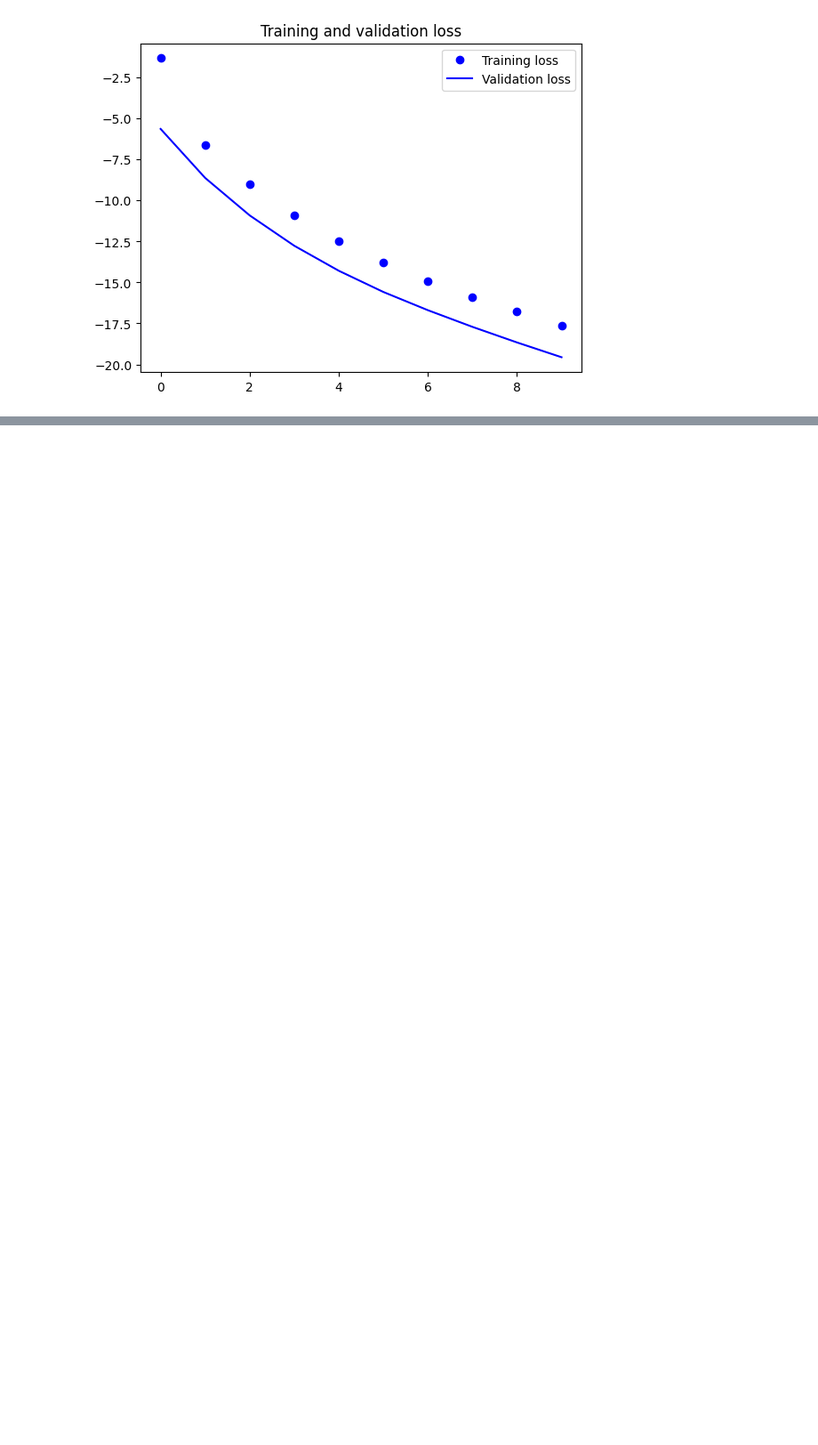
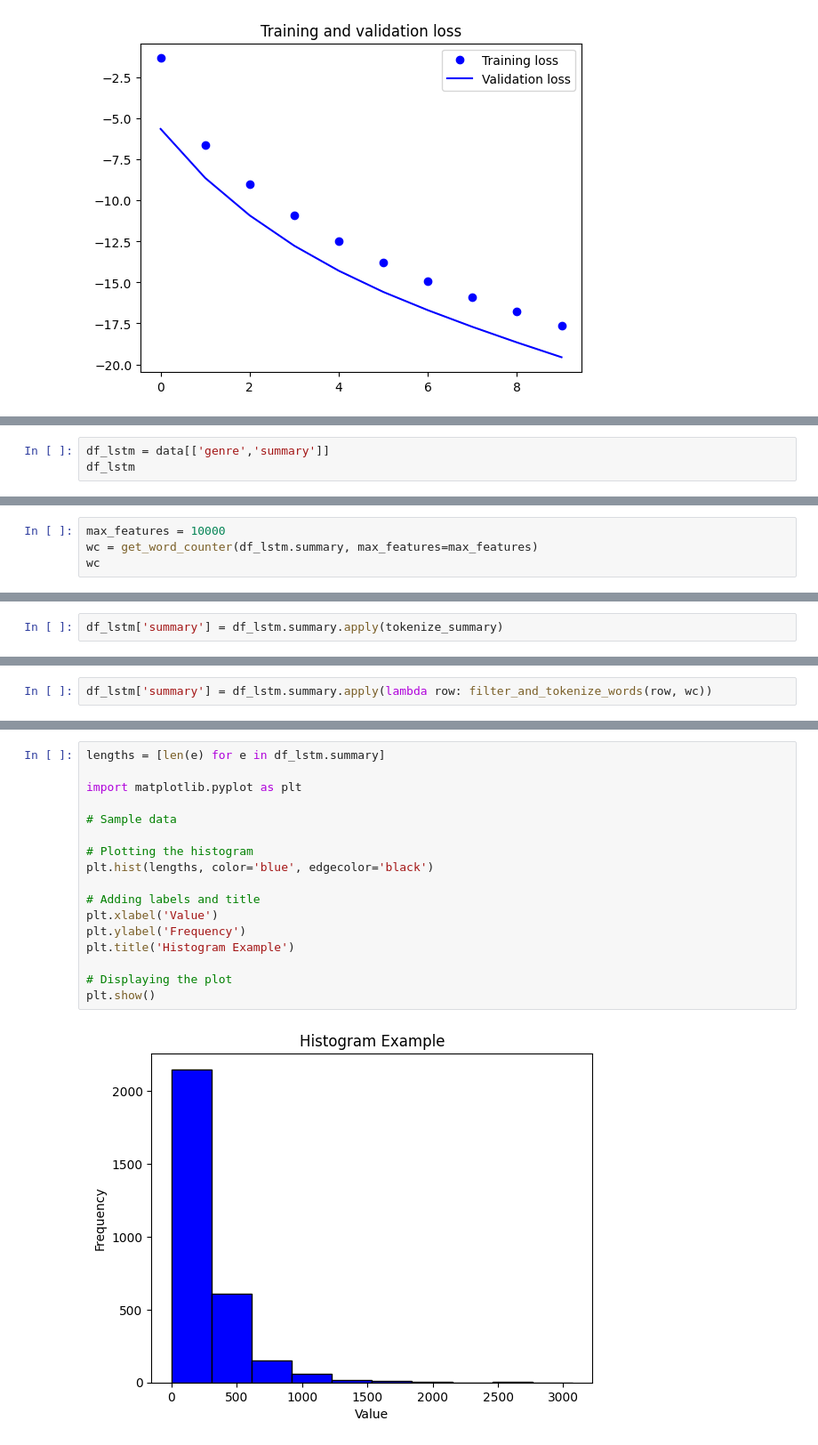
Before and after one commit to Lawrence4U/BookGenreDetector, a Jupyter notebook: src/bookGenreDetector.ipynb, the cells around one changed output, grey strips where cells are left out. Shown: that part at 89% size. Cells and saved outputs as stored; diff of their text form; blank space fills up the shorter version.

```diff
--- a/src/bookGenreDetector.ipynb
+++ b/src/bookGenreDetector.ipynb
@@ -588,0 +575,3 @@ plt.show()
+# %%
+df_lstm = data[['genre','summary']]
+df_lstm
@@ -588,0 +592,4 @@ plt.show()
+# %%
+max_features = 10000
+wc = get_word_counter(df_lstm.summary, max_features=max_features)
+wc
@@ -588,0 +602,2 @@ plt.show()
+# %%
+df_lstm['summary'] = df_lstm.summary.apply(tokenize_summary)
@@ -588,0 +610,2 @@ plt.show()
+# %%
+df_lstm['summary'] = df_lstm.summary.apply(lambda row: filter_and_tokenize_words(row, wc))
@@ -588,0 +634,19 @@ plt.show()
+# %%
+lengths = [len(e) for e in df_lstm.summary]
+
+import matplotlib.pyplot as plt
+
+# Sample data
+
+# Plotting the histogram
+plt.hist(lengths, color='blue', edgecolor='black')
+
+# Adding labels and title
+plt.xlabel('Value')
+plt.ylabel('Frequency')
+plt.title('Histogram Example')
+
+# Displaying the plot
+plt.show()
+# %% [output]
+[figure, added]
```
Also changed, not shown: parts of 13 cells of this notebook, 1 other file.
